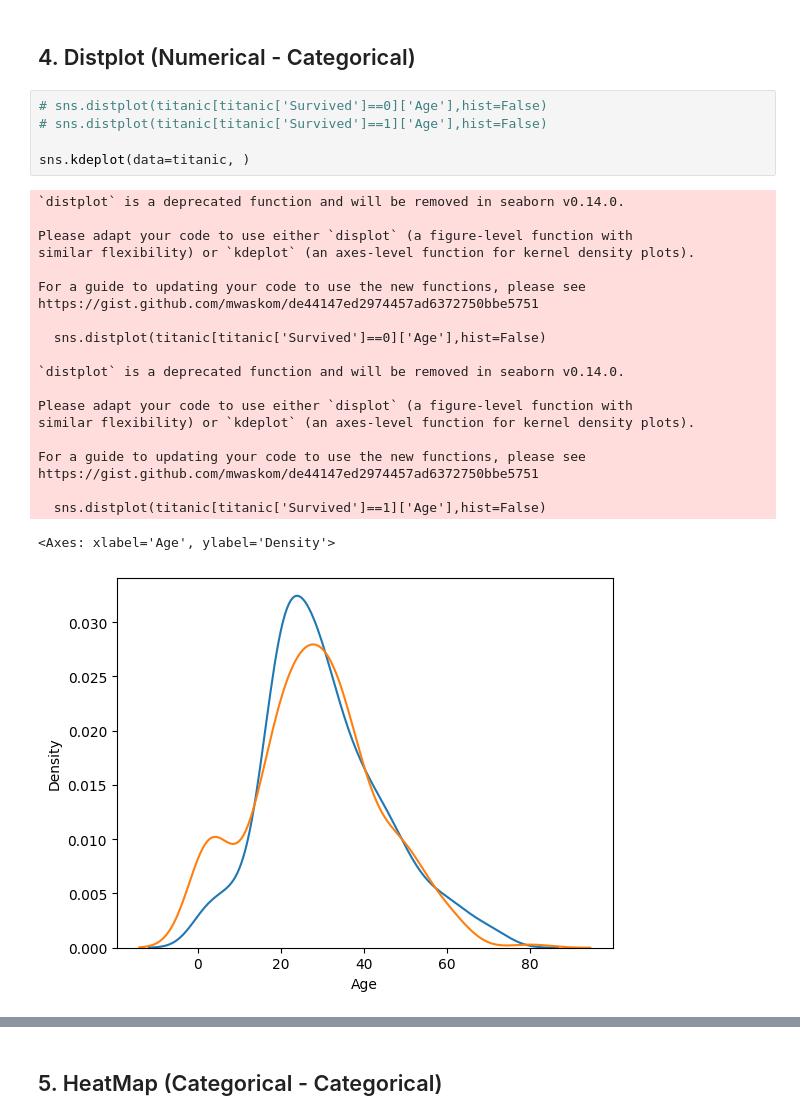
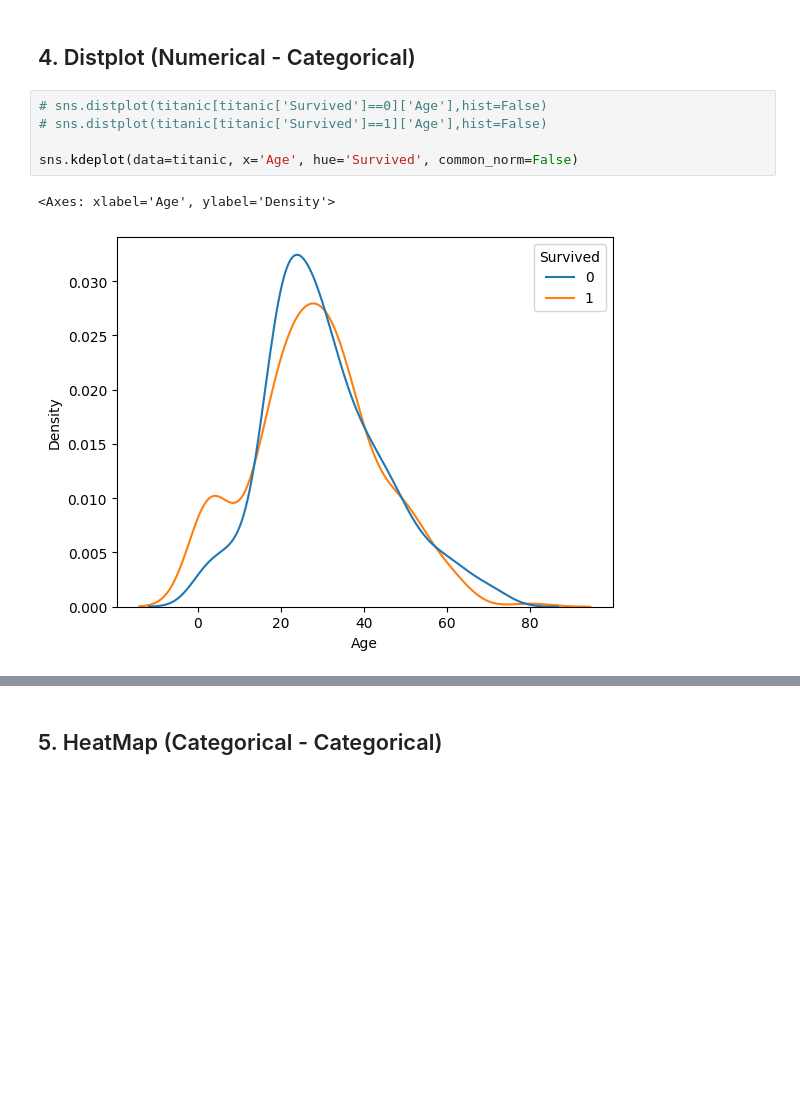
Before and after one commit to narayankartikeya/100-Days-of-ML-by-CampusX, a Jupyter notebook: Day 21/day21.ipynb, the cells around one changed output, grey strips where cells are left out. Drawn from its saved outputs; the diff is of its cells as text; blank space fills up the shorter version.

```diff
--- a/Day 21/day21.ipynb
+++ b/Day 21/day21.ipynb
@@ -88,27 +88,8 @@ sns.boxplot(data=titanic, x='Sex', y='Age', hue='Survived')
 # %%
 # sns.distplot(titanic[titanic['Survived']==0]['Age'],hist=False)
 # sns.distplot(titanic[titanic['Survived']==1]['Age'],hist=False)
 
-sns.kdeplot(data=titanic, )
+sns.kdeplot(data=titanic, x='Age', hue='Survived', common_norm=False)
 # %% [output]
-`distplot` is a deprecated function and will be removed in seaborn v0.14.0.
-
-Please adapt your code to use either `displot` (a figure-level function with
-similar flexibility) or `kdeplot` (an axes-level function for kernel density plots).
-
-For a guide to updating your code to use the new functions, please see
-https://gist.github.com/mwaskom/de44147ed2974457ad6372750bbe5751
-
-  sns.distplot(titanic[titanic['Survived']==0]['Age'],hist=False)
-
-`distplot` is a deprecated function and will be removed in seaborn v0.14.0.
-
-Please adapt your code to use either `displot` (a figure-level function with
-similar flexibility) or `kdeplot` (an axes-level function for kernel density plots).
-
-For a guide to updating your code to use the new functions, please see
-https://gist.github.com/mwaskom/de44147ed2974457ad6372750bbe5751
-
-  sns.distplot(titanic[titanic['Survived']==1]['Age'],hist=False)
+<Axes: xlabel='Age', ylabel='Density'>
-<Axes: xlabel='Age', ylabel='Density'>
-[figure, old version]
+[figure, new version]
```
Also changed, not shown: parts of 17 cells of this notebook.
